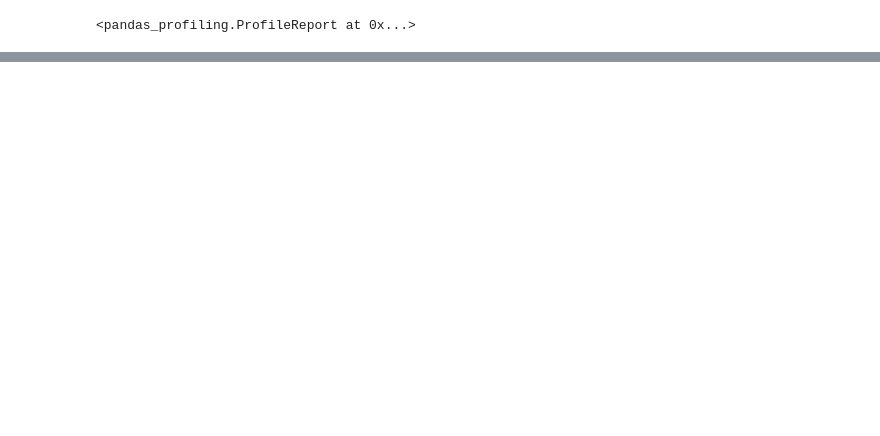
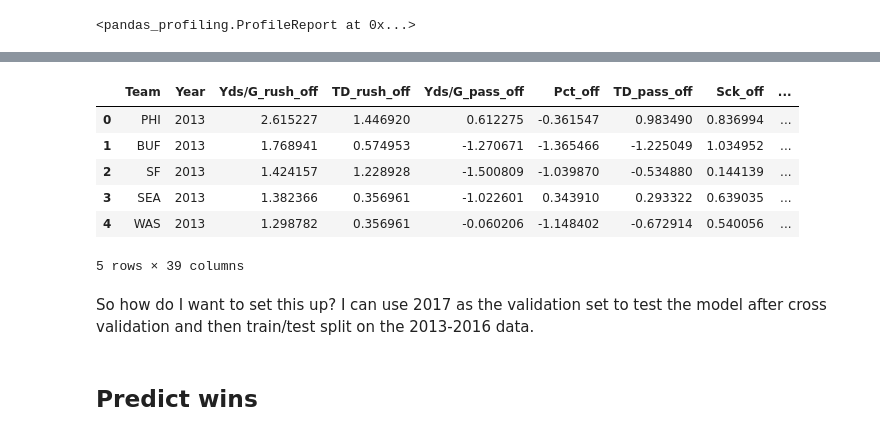
Before and after one commit to tsansom/Springboard-Data-Science, a Jupyter notebook: capstone_projects/nfl/Untitled.ipynb, the cells around one changed output, grey strips where cells are left out. Drawn from its saved outputs; the diff is of its cells as text; code cells hidden in the pictures; blank space fills up the shorter version.

```diff
--- a/capstone_projects/nfl/Untitled.ipynb
+++ b/capstone_projects/nfl/Untitled.ipynb
@@ -54,0 +163,19 @@ mask.shape
+# %%
+from sklearn.preprocessing import StandardScaler
+
+scaler = StandardScaler()
+X_scaled = pd.DataFrame(scaler.fit_transform(X[X.columns[2:]]), index=X.index,
+                        columns=X.columns[2:])
+X_scaled.insert(0, 'Team', X['Team'])
+X_scaled.insert(1, 'Year', X['Year'])
+X_scaled.head()
+# %% [output]
+|  | Team | Year | Yds/G_rush_off | TD_rush_off | Yds/G_pass_off | Pct_off | TD_pass_off | Sck_off | ... |
+| 0 | PHI | 2013 | 2.615227 | 1.446920 | 0.612275 | -0.361547 | 0.983490 | 0.836994 | ... |
+| 1 | BUF | 2013 | 1.768941 | 0.574953 | -1.270671 | -1.365466 | -1.225049 | 1.034952 | ... |
+| 2 | SF | 2013 | 1.424157 | 1.228928 | -1.500809 | -1.039870 | -0.534880 | 0.144139 | ... |
+| 3 | SEA | 2013 | 1.382366 | 0.356961 | -1.022601 | 0.343910 | 0.293322 | 0.639035 | ... |
+| 4 | WAS | 2013 | 1.298782 | 0.356961 | -0.060206 | -1.148402 | -0.672914 | 0.540056 | ... |
+5 rows × 39 columns
+# %% [markdown]
+So how do I want to set this up? I can use 2017 as the validation set to test the model after cross validation and then train/test split on the 2013-2016 data.
@@ -54,0 +190,2 @@ mask.shape
+# %% [markdown]
+## Predict wins
```
Also changed, not shown: parts of 20 cells of this notebook, 9 other files.
